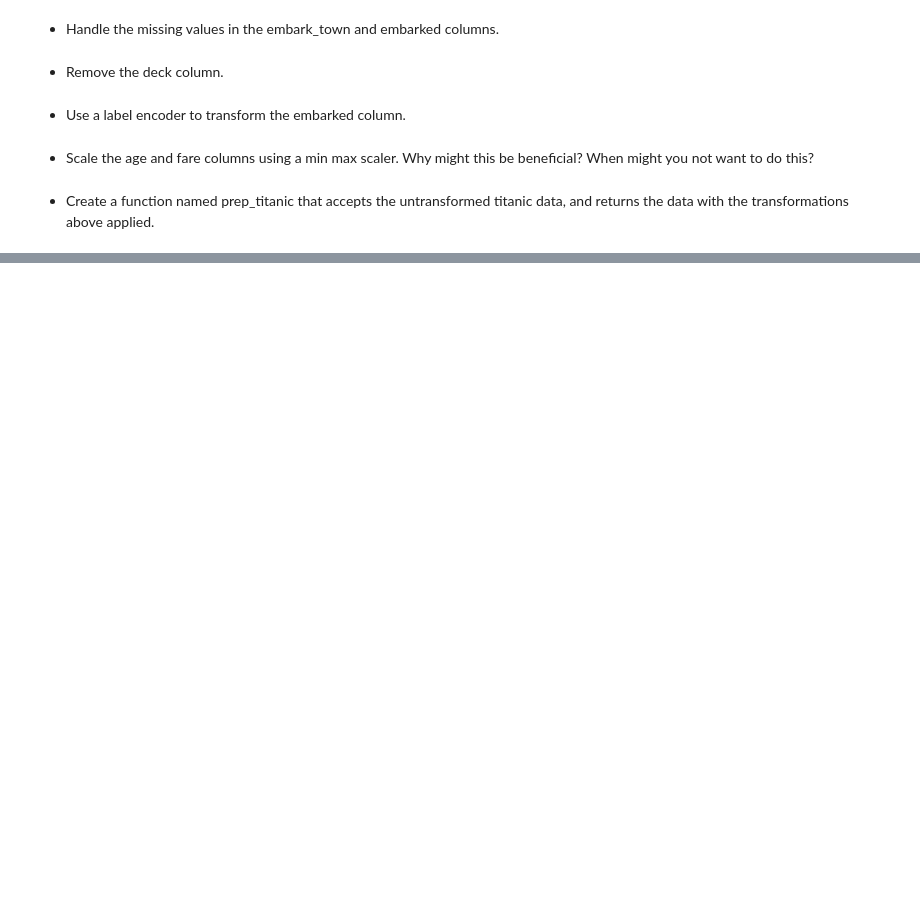
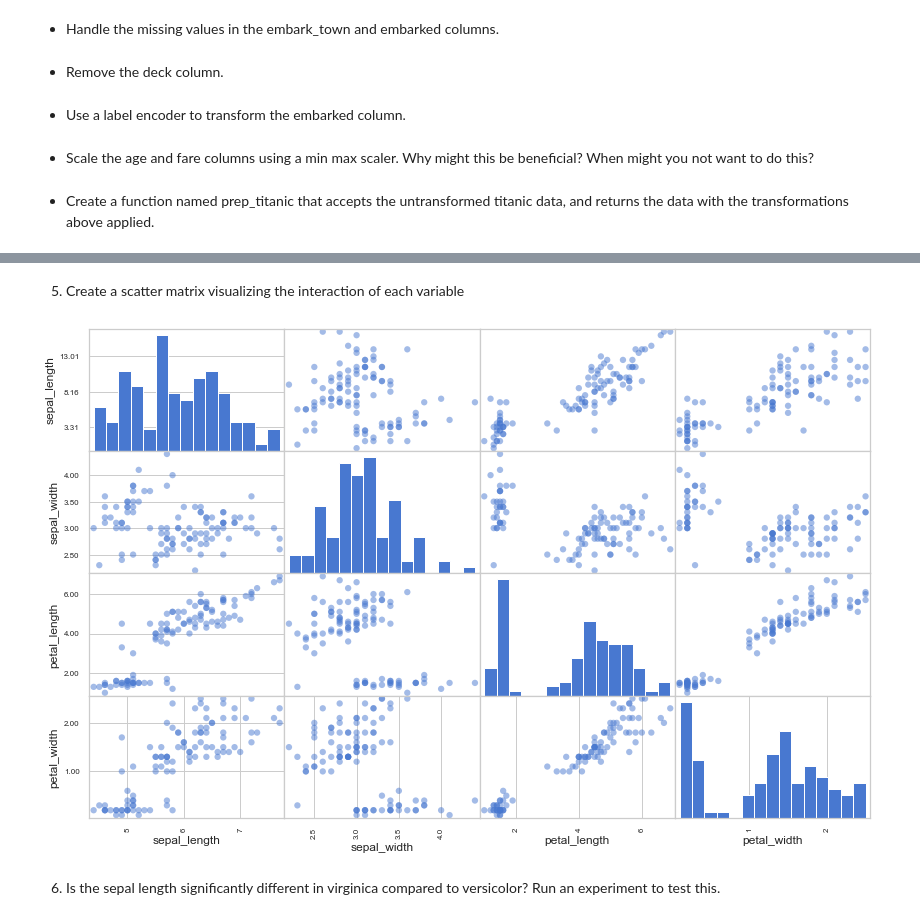
Before and after one commit to Tim-Sotirhos/ds-methodologies-exercises, a Jupyter notebook: classification/classification_exercises.ipynb, the cells around one changed output, grey strips where cells are left out. Saved outputs shown, nothing was run; the diff lists cells and outputs as text; code cells hidden in the pictures; blank space fills up the shorter version.

```diff
--- a/classification/classification_exercises.ipynb
+++ b/classification/classification_exercises.ipynb
@@ -189,0 +389,21 @@ def prep_titanic(titanic):
+# %% [markdown]
+5. Create a scatter matrix visualizing the interaction of each variable
+# %%
+from matplotlib import cm
+from matplotlib.ticker import FormatStrFormatter
+
+cmap = cm.get_cmap('gnuplot')
+axes = pd.plotting.scatter_matrix(
+    iris_train[['sepal_length','sepal_width','petal_length', 'petal_width']], marker='o', s=40,
+    hist_kwds={'bins':15},  figsize=(14,9), cmap=cmap)
+for ax in axes.flatten():
+    ax.yaxis.set_major_formatter(FormatStrFormatter('%.2f'))
+
+
+# axes = pd.plotting.scatter_matrix(df, alpha=0.3, figsize=(9,9), diagonal='kde')
+# for ax in axes.flatten():
+#    ax.yaxis.set_major_formatter(FormatStrFormatter('%.2f'))
+# %% [output]
+[figure, added]
+# %% [markdown]
+6. Is the sepal length significantly different in virginica compared to versicolor? Run an experiment to test this.
```
Also changed, not shown: parts of 33 cells of this notebook.
